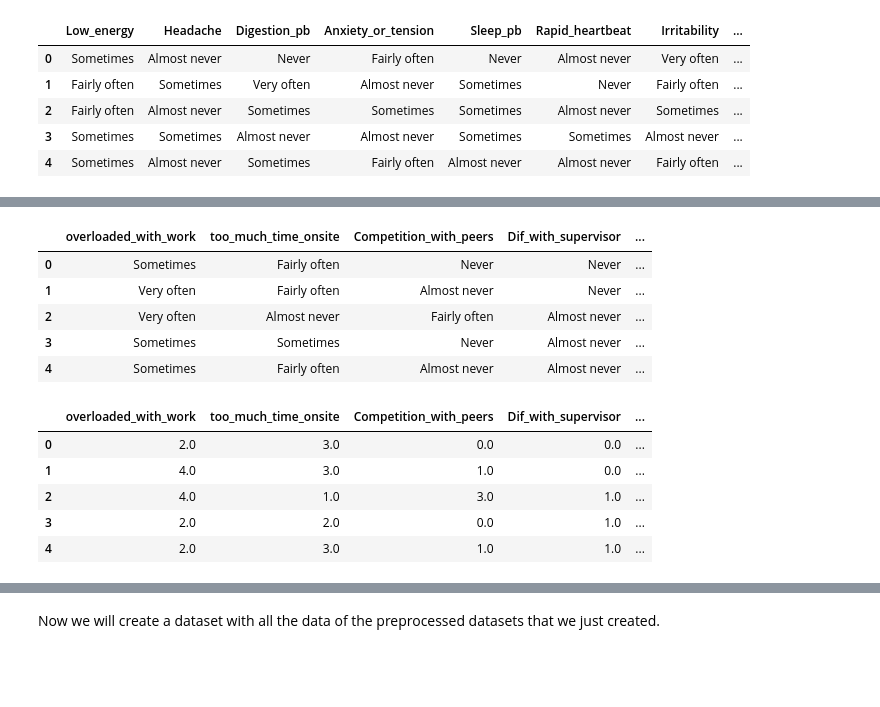
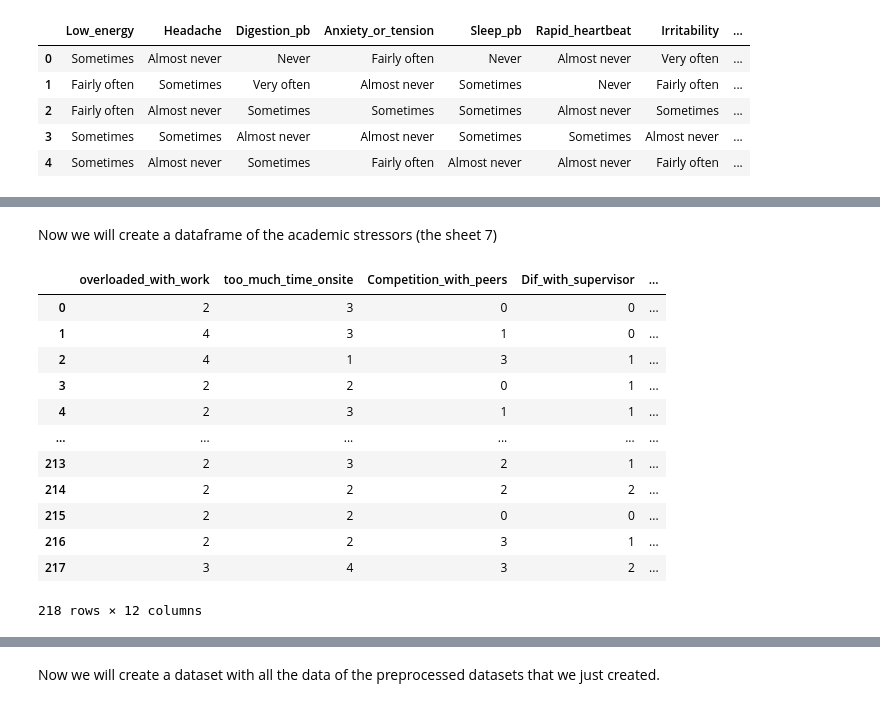
Before and after one commit to loramaillard/Data_Science_Final_project, a Jupyter notebook: project2.ipynb, the cells around one changed output, grey strips where cells are left out. Cells and saved outputs as stored; diff of their text form; code cells hidden in the pictures; blank space fills up the shorter version.

```diff
--- a/project2.ipynb
+++ b/project2.ipynb
@@ -147,47 +150,47 @@ sheet7_df.head()
+# %% [markdown]
+Now we will create a dataframe of the academic stressors (the sheet 7)
 # %%
 sheet7_df.head()
 selected_columns = ['Unnamed: 7','Unnamed: 8', 'Unnamed: 9', 'Unnamed: 10', 'Unnamed: 11', 'Unnamed: 12', 'Unnamed: 13', 'Unnamed: 14', 'Unnamed: 15', 'Unnamed: 16', 'Unnamed: 17', 'Unnamed: 18']
 stressors_df = sheet7_df[selected_columns]
 
 stressors_df = stressors_df.rename(columns={
     'Unnamed: 7': 'overloaded_with_work',
     'Unnamed: 8': 'too_much_time_onsite',
     'Unnamed: 9': 'Competition_with_peers',
     'Unnamed: 10': 'Dif_with_supervisor',
     'Unnamed: 11': 'Unpleasant_working_envir',
     'Unnamed: 12': 'Criticism_about_work',
     'Unnamed: 13': 'Lack_of_relaxation',
     'Unnamed: 14': 'Difficult_home_envir',
     'Unnamed: 15': 'Financial_issues',
     'Unnamed: 16': 'Lack_of_conf_w_performance',
     'Unnamed: 17': 'Lack_of_conf_w_subject',
     'Unnamed: 18': 'Conflicts_btw_uni_work_and_extra'
 })
 
 
-stressors_df = stressors_df.drop([0, 1, 2])
+stressors_df = stressors_df.drop([0, 1, 2,221,222,223,224,225,226,227,228,229,230,231,232,233,234,235,236,237,238,239,240,241,242,243,244,245])
 
 # Reset the index after dropping rows
 stressors_df = stressors_df.reset_index(drop=True)
-# Display the modified DataFrame
-stressors_df.head()
+
+for i in stressors_df.columns:
+    stressors_df[i] = stressors_df[i].replace({'Never':0,'Almost never':1, 'Sometimes':2, 'Fairly often':3, 'Very often':4})
+    stressors_df[i] = pd.to_numeric(stressors_df[i], errors='coerce')
+
+stressors_df
 # %% [output]
 |  | overloaded_with_work | too_much_time_onsite | Competition_with_peers | Dif_with_supervisor | ... |
-| 0 | Sometimes | Fairly often | Never | Never | ... |
-| 1 | Very often | Fairly often | Almost never | Never | ... |
-| 2 | Very often | Almost never | Fairly often | Almost never | ... |
-| 3 | Sometimes | Sometimes | Never | Almost never | ... |
-| 4 | Sometimes | Fairly often | Almost never | Almost never | ... |
+| 0 | 2 | 3 | 0 | 0 | ... |
+| 1 | 4 | 3 | 1 | 0 | ... |
+| 2 | 4 | 1 | 3 | 1 | ... |
+| 3 | 2 | 2 | 0 | 1 | ... |
+| 4 | 2 | 3 | 1 | 1 | ... |
+| ... | ... | ... | ... | ... | ... |
+| 213 | 2 | 3 | 2 | 1 | ... |
+| 214 | 2 | 2 | 2 | 2 | ... |
+| 215 | 2 | 2 | 0 | 0 | ... |
+| 216 | 2 | 2 | 3 | 1 | ... |
+| 217 | 3 | 4 | 3 | 2 | ... |
+218 rows × 12 columns
-# %%
-for i in stressors_df.columns:
-    stressors_df[i] = stressors_df[i].replace({'Never':0,'Almost never':1, 'Sometimes':2, 'Fairly often':3, 'Very often':4})
-    stressors_df[i] = pd.to_numeric(stressors_df[i], errors='coerce')
-
-stressors_df.head()
-# %% [output]
-|  | overloaded_with_work | too_much_time_onsite | Competition_with_peers | Dif_with_supervisor | ... |
-| 0 | 2.0 | 3.0 | 0.0 | 0.0 | ... |
-| 1 | 4.0 | 3.0 | 1.0 | 0.0 | ... |
-| 2 | 4.0 | 1.0 | 3.0 | 1.0 | ... |
-| 3 | 2.0 | 2.0 | 0.0 | 1.0 | ... |
-| 4 | 2.0 | 3.0 | 1.0 | 1.0 | ... |
```
Also changed, not shown: parts of 43 cells of this notebook, 1 other file.
